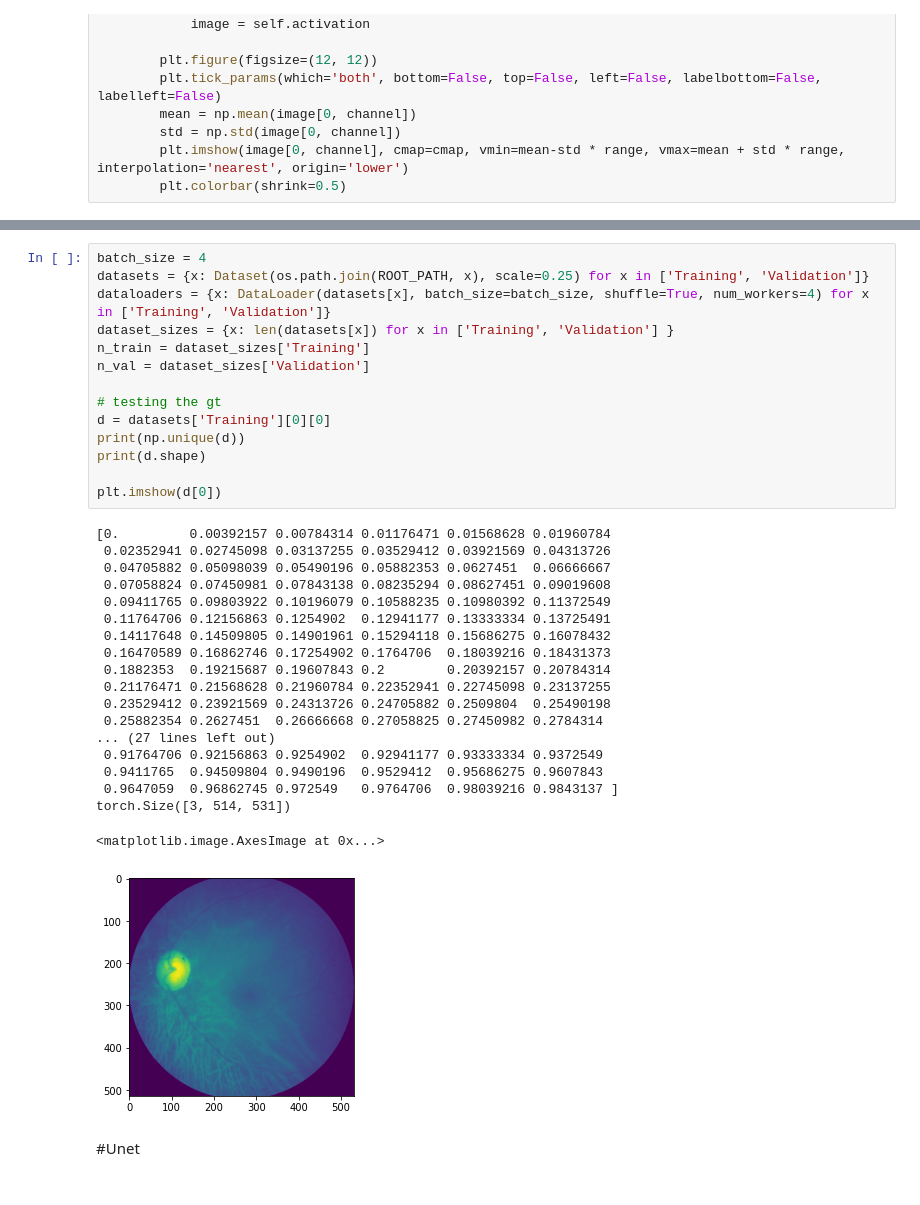
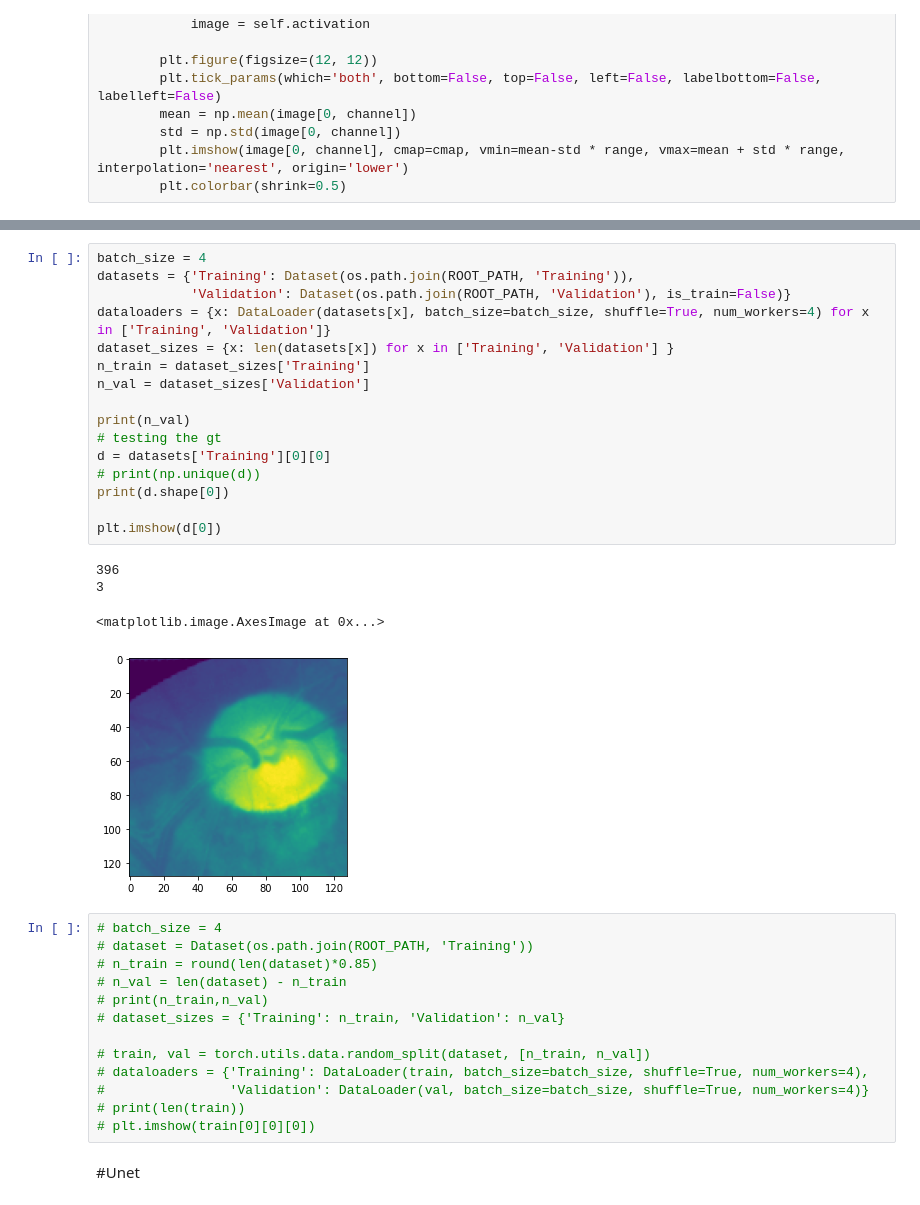
Before and after one commit to guptavasu1213/Glaucoma-Diagnosis, a Jupyter notebook: Unet.ipynb, the cells around one changed output, grey strips where cells are left out. Saved outputs shown, nothing was run; the diff lists cells and outputs as text.

```diff
--- a/Unet.ipynb
+++ b/Unet.ipynb
@@ -167,38 +344,38 @@ class Dataset(BaseDataset):
     return len(self.ids)
 # %%
 batch_size = 4
-datasets = {x: Dataset(os.path.join(ROOT_PATH, x), scale=0.25) for x in ['Training', 'Validation']}
+datasets = {'Training': Dataset(os.path.join(ROOT_PATH, 'Training')),
+            'Validation': Dataset(os.path.join(ROOT_PATH, 'Validation'), is_train=False)}
 dataloaders = {x: DataLoader(datasets[x], batch_size=batch_size, shuffle=True, num_workers=4) for x in ['Training', 'Validation']}
 dataset_sizes = {x: len(datasets[x]) for x in ['Training', 'Validation'] }
 n_train = dataset_sizes['Training']
 n_val = dataset_sizes['Validation']
 
+print(n_val)
 # testing the gt
 d = datasets['Training'][0][0]
-print(np.unique(d))
-print(d.shape)
+# print(np.unique(d))
+print(d.shape[0])
 
 plt.imshow(d[0])
 # %% [output]
-[0.         0.00392157 0.00784314 0.01176471 0.01568628 0.01960784
- 0.02352941 0.02745098 0.03137255 0.03529412 0.03921569 0.04313726
- 0.04705882 0.05098039 0.05490196 0.05882353 0.0627451  0.06666667
- 0.07058824 0.07450981 0.07843138 0.08235294 0.08627451 0.09019608
- 0.09411765 0.09803922 0.10196079 0.10588235 0.10980392 0.11372549
- 0.11764706 0.12156863 0.1254902  0.12941177 0.13333334 0.13725491
- 0.14117648 0.14509805 0.14901961 0.15294118 0.15686275 0.16078432
- 0.16470589 0.16862746 0.17254902 0.1764706  0.18039216 0.18431373
- 0.1882353  0.19215687 0.19607843 0.2        0.20392157 0.20784314
- 0.21176471 0.21568628 0.21960784 0.22352941 0.22745098 0.23137255
- 0.23529412 0.23921569 0.24313726 0.24705882 0.2509804  0.25490198
- 0.25882354 0.2627451  0.26666668 0.27058825 0.27450982 0.2784314
-... (27 lines left out)
- 0.91764706 0.92156863 0.9254902  0.92941177 0.93333334 0.9372549
- 0.9411765  0.94509804 0.9490196  0.9529412  0.95686275 0.9607843
- 0.9647059  0.96862745 0.972549   0.9764706  0.98039216 0.9843137 ]
-torch.Size([3, 514, 531])
+396
+3
 <matplotlib.image.AxesImage at 0x...>
-[figure, old version]
+[figure, new version]
+# %%
+# batch_size = 4
+# dataset = Dataset(os.path.join(ROOT_PATH, 'Training'))
+# n_train = round(len(dataset)*0.85)
+# n_val = len(dataset) - n_train
+# print(n_train,n_val)
+# dataset_sizes = {'Training': n_train, 'Validation': n_val}
+
+# train, val = torch.utils.data.random_split(dataset, [n_train, n_val])
+# dataloaders = {'Training': DataLoader(train, batch_size=batch_size, shuffle=True, num_workers=4),
+#                'Validation': DataLoader(val, batch_size=batch_size, shuffle=True, num_workers=4)}
+# print(len(train))
+# plt.imshow(train[0][0][0])
 # %% [markdown]
 #Unet
 # %%
```
Also changed, not shown: parts of 27 cells of this notebook.
